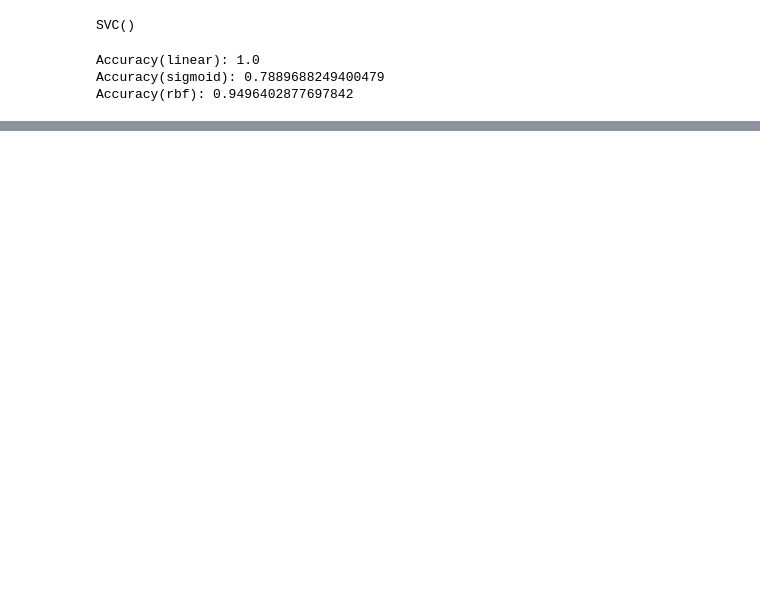
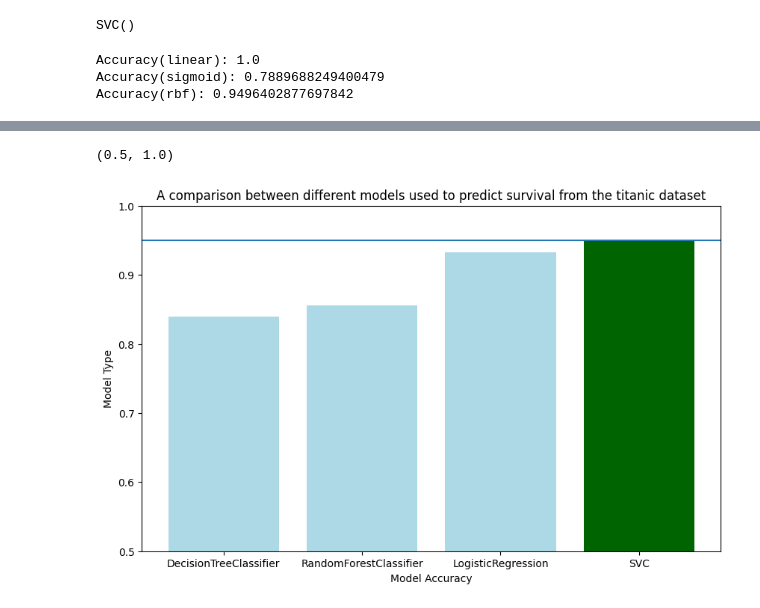
Before and after one commit to nflint-git/The-Developer-Academy, a Jupyter notebook: assignment7_2.ipynb, the cells around one changed output, grey strips where cells are left out. Drawn from its saved outputs; the diff is of its cells as text; code cells hidden in the pictures; blank space fills up the shorter version.

Commit message:
updates adding more ML models

```diff
--- a/assignment7_2.ipynb
+++ b/assignment7_2.ipynb
@@ -397,3 +398,20 @@ print("Accuracy(rbf):", metrics.accuracy_score(y_test, y_pred_rbf))
 Accuracy(linear): 1.0
 Accuracy(sigmoid): 0.7889688249400479
 Accuracy(rbf): 0.9496402877697842
+# %%
+#using a loop to print the models
+model_list = [DecisionTreeClassifier(random_state=32), RandomForestClassifier(n_estimators=4, random_state=32), LogisticRegression(random_state=32), svm.SVC(random_state=32)]
+
+model_name_list = []
+model_accuracies = []
+
+for i in model_list:
+    model = i.fit(X_train, y_train)
+    model_name = model.__class__.__name__
+    y_pred = model.predict(X_test)
+    accuracy = accuracy_score(y_test, y_pred)
+
+    model_name_list.append(model_name)
+    model_accuracies.append(accuracy)
+
+    print(f"{model_name} accuracy: {accuracy:.3f}\n")
@@ -399,0 +426,11 @@ Accuracy(rbf): 0.9496402877697842
+# %%
+fig, ax=plt.subplots(figsize=(10,6))
+plt.bar(x = model_name_list, height= model_accuracies, color = ["lightblue" if i < (max(model_accuracies)) else "darkgreen" for i in model_accuracies] )
+plt.xlabel("Model Accuracy")
+plt.ylabel("Model Type")
+plt.axhline(max(model_accuracies))
+plt.title("A comparison between different models used to predict survival from the titanic dataset")
+plt.ylim(bottom = 0.5, top = 1)
+# %% [output]
+(0.5, 1.0)
+[figure, added]
```
Also changed, not shown: parts of 3 cells of this notebook.
